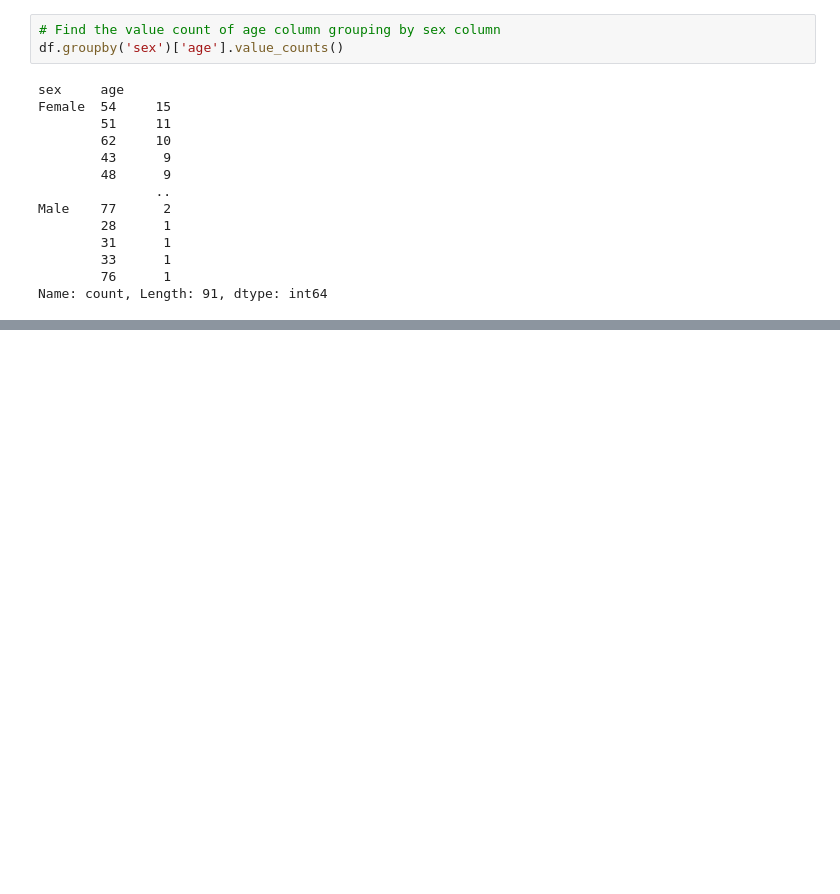
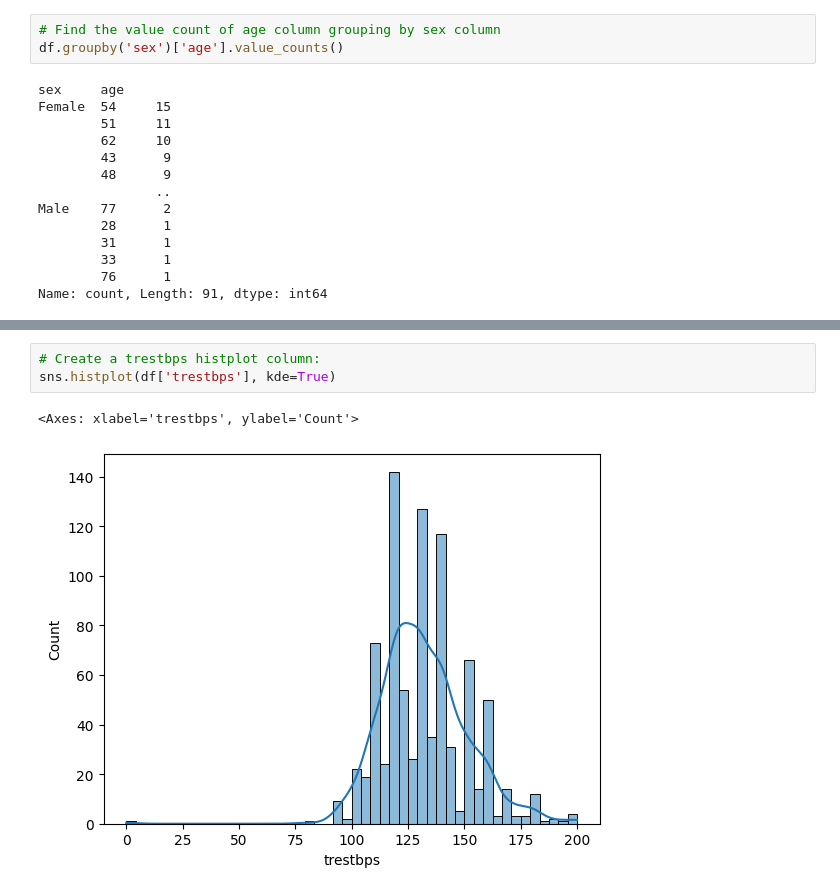
Before and after one commit to summaiyazafar/Learning, a Jupyter notebook: Practice/Python/Machine_Learning/Heart_Disease_DataSet/Heart_Disease_Project.ipynb, the cells around one changed output, grey strips where cells are left out. Cells and saved outputs as stored; diff of their text form; blank space fills up the shorter version.

```diff
--- a/Practice/Python/Machine_Learning/Heart_Disease_DataSet/Heart_Disease_Project.ipynb
+++ b/Practice/Python/Machine_Learning/Heart_Disease_DataSet/Heart_Disease_Project.ipynb
@@ -220,0 +332,6 @@ Name: count, Length: 91, dtype: int64
+# %%
+# Create a trestbps histplot column:
+sns.histplot(df['trestbps'], kde=True)
+# %% [output]
+<Axes: xlabel='trestbps', ylabel='Count'>
+[figure, added]
```
Also changed, not shown: parts of 33 cells of this notebook.
